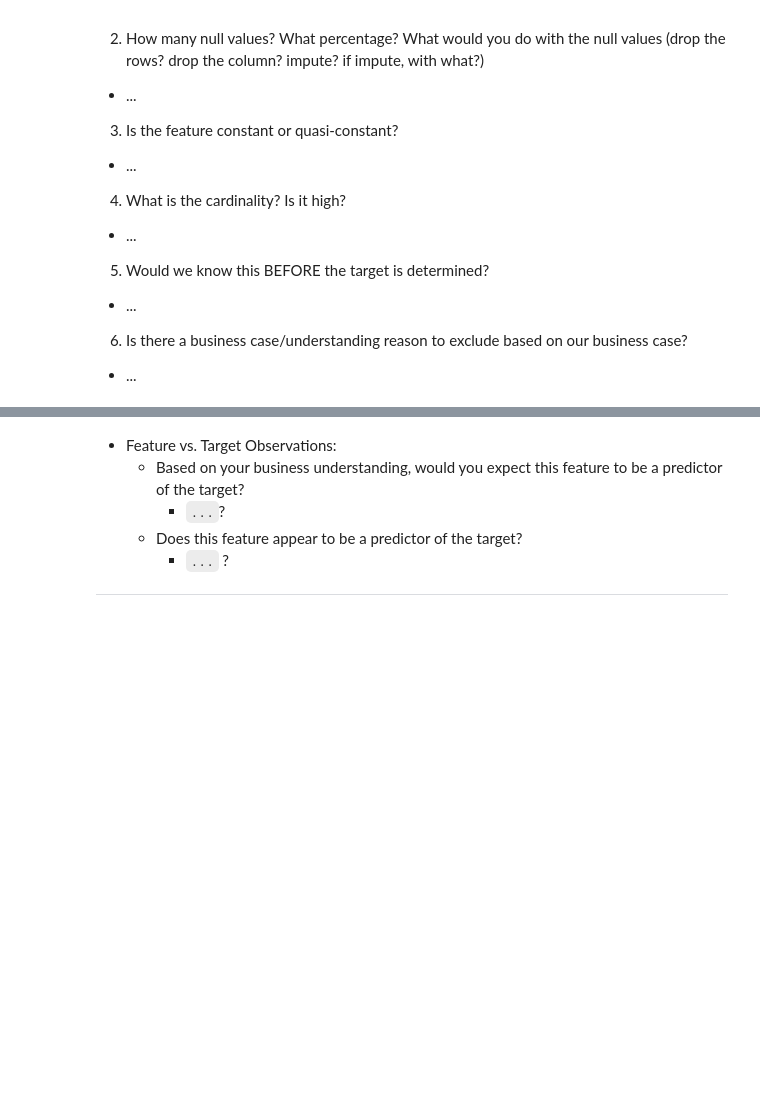
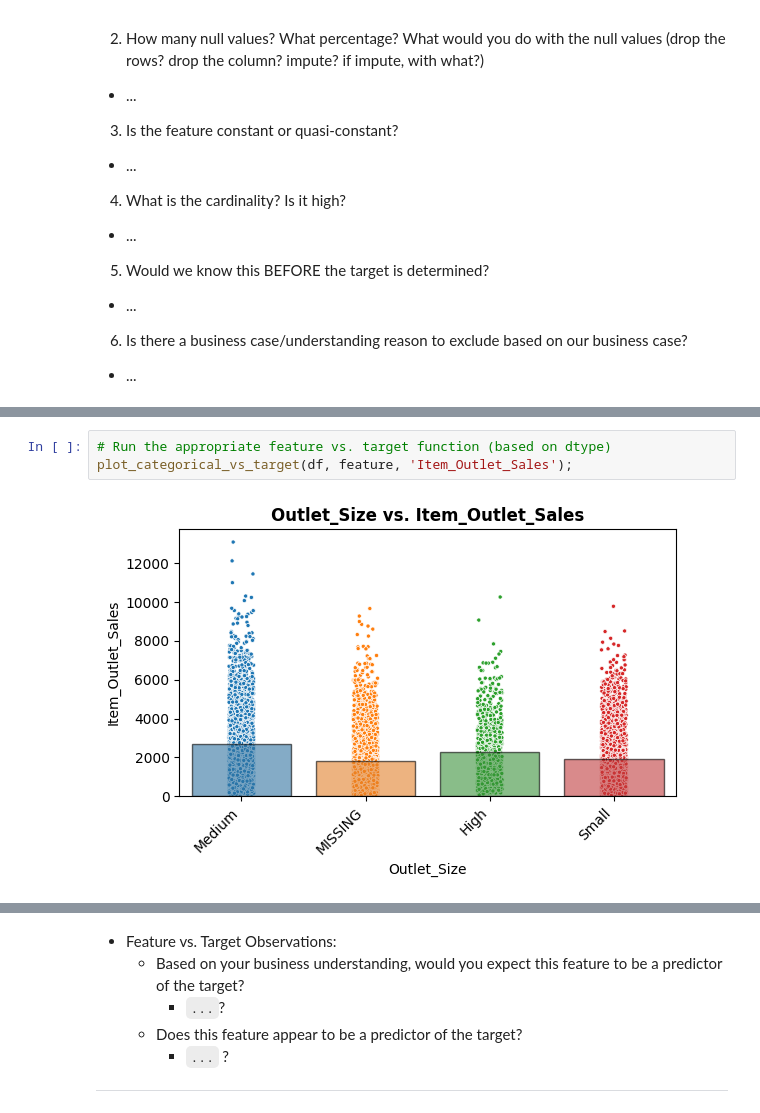
Before and after one commit to codemishka/Prediction-of-Product-Sales, a Jupyter notebook: STARTER_Feature_Inspection.ipynb, the cells around one changed output, grey strips where cells are left out. Drawn from its saved outputs; the diff is of its cells as text; blank space fills up the shorter version.

```diff
--- a/STARTER_Feature_Inspection.ipynb
+++ b/STARTER_Feature_Inspection.ipynb
@@ -856,0 +912,5 @@ ___
+# %%
+# Run the appropriate feature vs. target function (based on dtype)
+plot_categorical_vs_target(df, feature, 'Item_Outlet_Sales');
+# %% [output]
+[figure, added]
```
Also changed, not shown: parts of 40 cells of this notebook.
